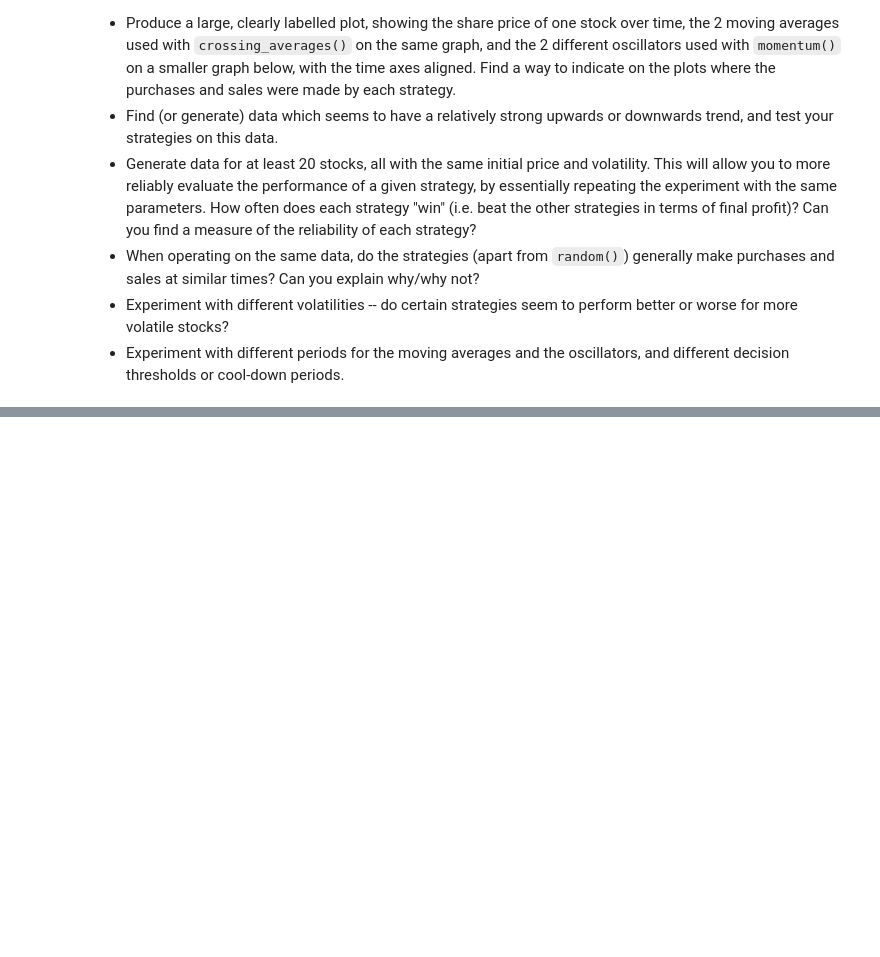
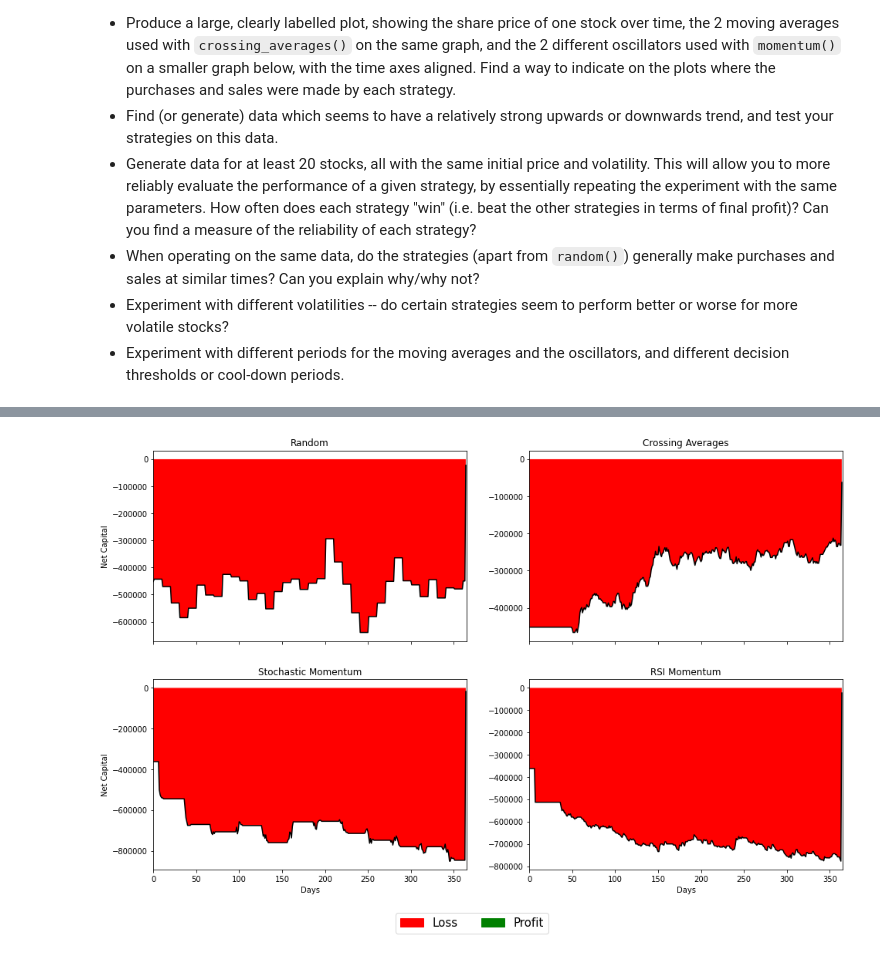
Before and after one commit to c-abbott/algorithmic-trading, a Jupyter notebook: project-1-notebook.ipynb, the cells around one changed output, grey strips where cells are left out. Saved outputs shown, nothing was run; the diff lists cells and outputs as text; code cells hidden in the pictures; blank space fills up the shorter version.

```diff
--- a/project-1-notebook.ipynb
+++ b/project-1-notebook.ipynb
@@ -468,0 +530,4 @@ Here are some of the ways you could evaluate your strategies -- you should try a
+# %%
+pf.plot_net_capital(365)
+# %% [output]
+[figure, added]
```
Also changed, not shown: parts of 7 cells of this notebook, 4 other files.
